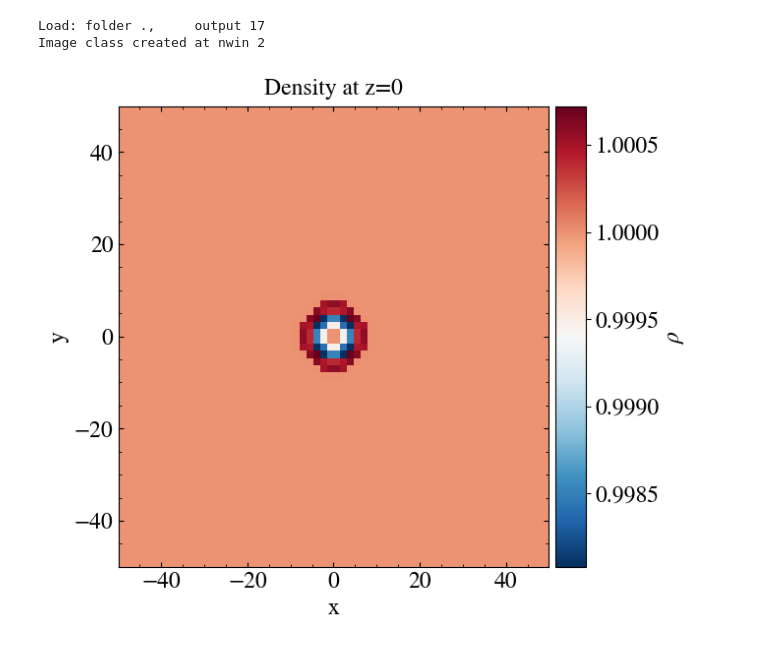
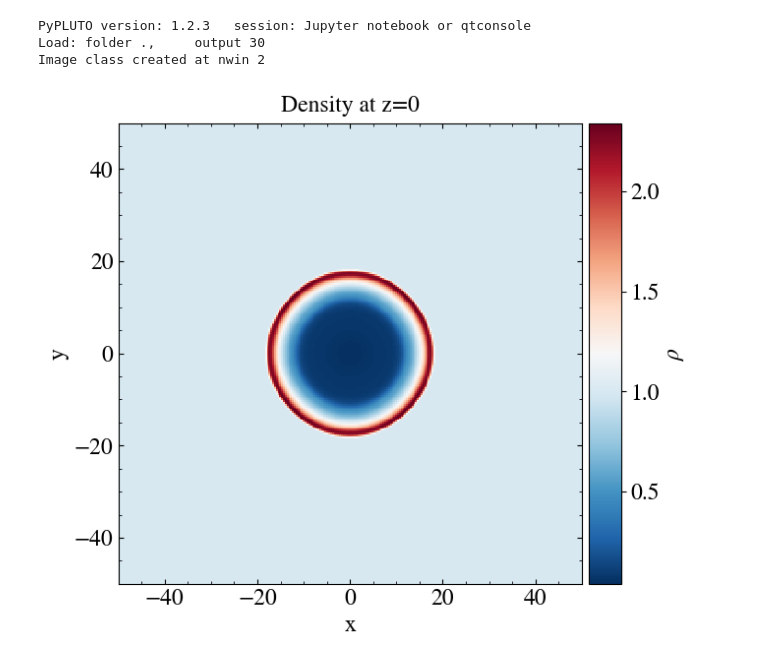
Before and after one commit to benlibenli/Simulation, a Jupyter notebook: Bubble/pypluto.ipynb, the cells around one changed output. Drawn from its saved outputs; the diff is of its cells as text; code cells hidden in the pictures.

```diff
--- a/Bubble/pypluto.ipynb
+++ b/Bubble/pypluto.ipynb
@@ -1,33 +1,34 @@
 # %%
 # Loading the relevant packages
 import pyPLUTO
 
 # Load data
 Data = pyPLUTO.Load()
 
 # Creating the image
 Image = pyPLUTO.Image(figsize=[7, 6], nwin=2)
 
 # x-y slice
-rho2D = Data.rho[:,:,32]
+rho2D = Data.rho[:,:,128]
 
 # Plotting the data
 Image.display(
     rho2D,
     x1=Data.x1r,
     x2=Data.x2r,
     xtitle="x",
     ytitle="y",
     title="Density at z=0",
     cpos="right",
     cmap="RdBu_r",
     clabel=r"$\rho$",
 )
 
 # Saving the image and showing the plot
 Image.savefig("bubble.png")
 pyPLUTO.show()
 # %% [output]
-Load: folder .,     output 17
+PyPLUTO version: 1.2.3   session: Jupyter notebook or qtconsole
+Load: folder .,     output 30
 Image class created at nwin 2
-[figure, old version]
+[figure, new version]
```
Also changed, not shown: 6 other files.
